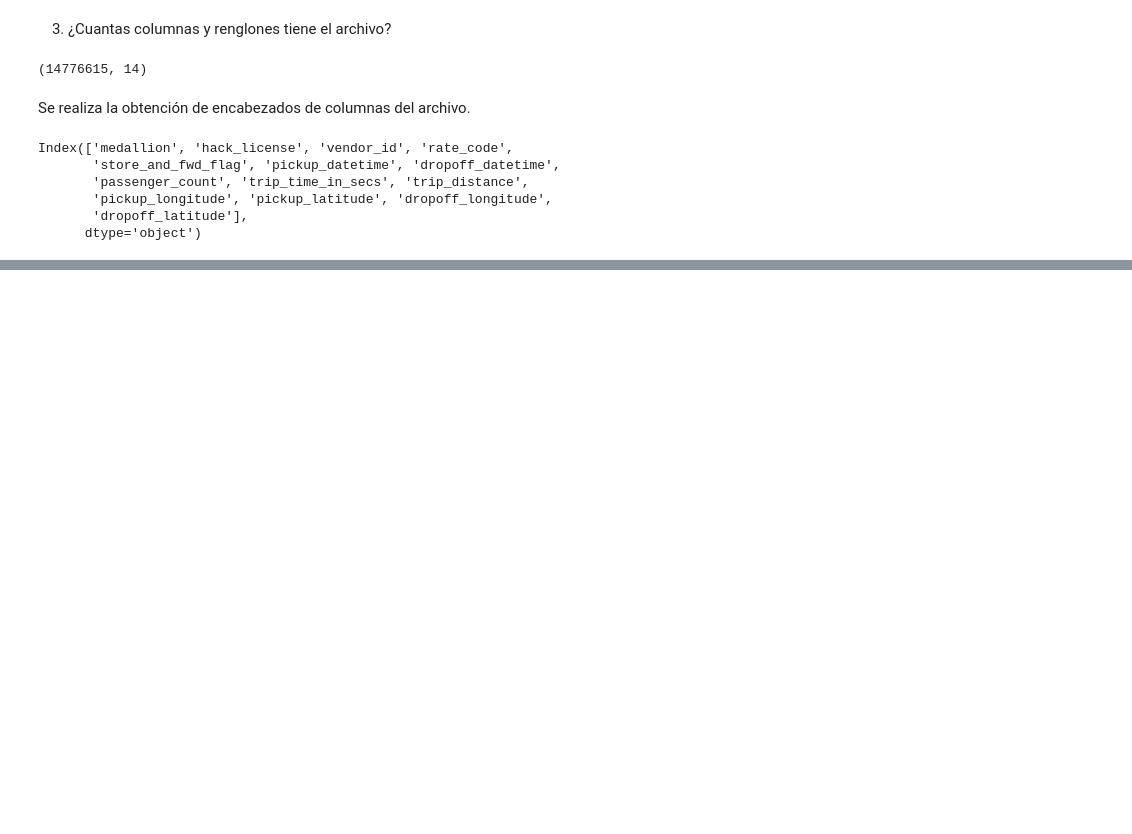
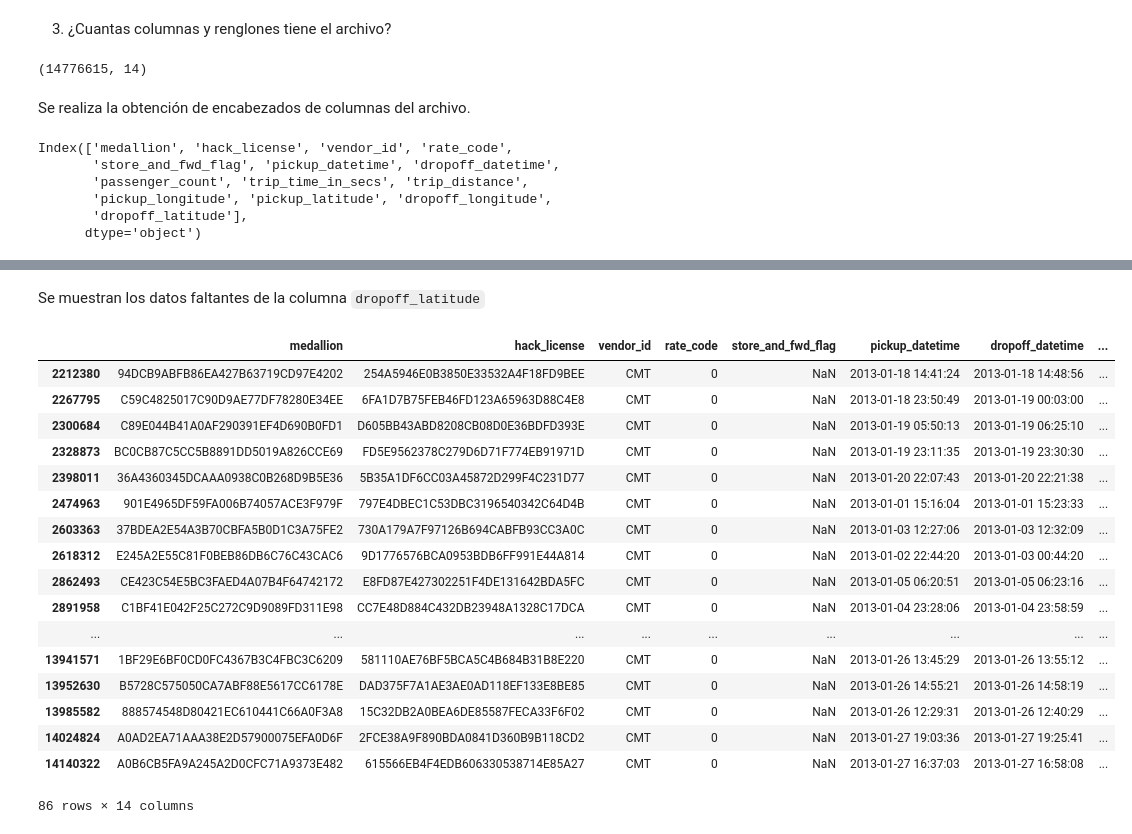
Before and after one commit to htapiagroup/sistemas-distribuidos-evaluacion-intersemestral-CinthiaLuna, a Jupyter notebook: MCA_SistDist2_Ex1.ipynb, the cells around one changed output, grey strips where cells are left out. Drawn from its saved outputs; the diff is of its cells as text; code cells hidden in the pictures; blank space fills up the shorter version.

```diff
--- a/MCA_SistDist2_Ex1.ipynb
+++ b/MCA_SistDist2_Ex1.ipynb
@@ -127,0 +172,24 @@ Index(['medallion', 'hack_license', 'vendor_id', 'rate_code',
+# %% [markdown]
+Se muestran los datos faltantes de la columna `dropoff_latitude`
+# %%
+latitudes_faltantes = df ['dropoff_latitude'].isnull()
+df[latitudes_faltantes]
+# %% [output]
+|  | medallion | hack_license | vendor_id | rate_code | store_and_fwd_flag | pickup_datetime | dropoff_datetime | ... |
+| 2212380 | 94DCB9ABFB86EA427B63719CD97E4202 | 254A5946E0B3850E33532A4F18FD9BEE | CMT | 0 | NaN | 2013-01-18 14:41:24 | 2013-01-18 14:48:56 | ... |
+| 2267795 | C59C4825017C90D9AE77DF78280E34EE | 6FA1D7B75FEB46FD123A65963D88C4E8 | CMT | 0 | NaN | 2013-01-18 23:50:49 | 2013-01-19 00:03:00 | ... |
+| 2300684 | C89E044B41A0AF290391EF4D690B0FD1 | D605BB43ABD8208CB08D0E36BDFD393E | CMT | 0 | NaN | 2013-01-19 05:50:13 | 2013-01-19 06:25:10 | ... |
+| 2328873 | BC0CB87C5CC5B8891DD5019A826CCE69 | FD5E9562378C279D6D71F774EB91971D | CMT | 0 | NaN | 2013-01-19 23:11:35 | 2013-01-19 23:30:30 | ... |
+| 2398011 | 36A4360345DCAAA0938C0B268D9B5E36 | 5B35A1DF6CC03A45872D299F4C231D77 | CMT | 0 | NaN | 2013-01-20 22:07:43 | 2013-01-20 22:21:38 | ... |
+| 2474963 | 901E4965DF59FA006B74057ACE3F979F | 797E4DBEC1C53DBC3196540342C64D4B | CMT | 0 | NaN | 2013-01-01 15:16:04 | 2013-01-01 15:23:33 | ... |
+| 2603363 | 37BDEA2E54A3B70CBFA5B0D1C3A75FE2 | 730A179A7F97126B694CABFB93CC3A0C | CMT | 0 | NaN | 2013-01-03 12:27:06 | 2013-01-03 12:32:09 | ... |
+| 2618312 | E245A2E55C81F0BEB86DB6C76C43CAC6 | 9D1776576BCA0953BDB6FF991E44A814 | CMT | 0 | NaN | 2013-01-02 22:44:20 | 2013-01-03 00:44:20 | ... |
+| 2862493 | CE423C54E5BC3FAED4A07B4F64742172 | E8FD87E427302251F4DE131642BDA5FC | CMT | 0 | NaN | 2013-01-05 06:20:51 | 2013-01-05 06:23:16 | ... |
+| 2891958 | C1BF41E042F25C272C9D9089FD311E98 | CC7E48D884C432DB23948A1328C17DCA | CMT | 0 | NaN | 2013-01-04 23:28:06 | 2013-01-04 23:58:59 | ... |
+| ... | ... | ... | ... | ... | ... | ... | ... | ... |
+| 13941571 | 1BF29E6BF0CD0FC4367B3C4FBC3C6209 | 581110AE76BF5BCA5C4B684B31B8E220 | CMT | 0 | NaN | 2013-01-26 13:45:29 | 2013-01-26 13:55:12 | ... |
+| 13952630 | B5728C575050CA7ABF88E5617CC6178E | DAD375F7A1AE3AE0AD118EF133E8BE85 | CMT | 0 | NaN | 2013-01-26 14:55:21 | 2013-01-26 14:58:19 | ... |
+| 13985582 | 888574548D80421EC610441C66A0F3A8 | 15C32DB2A0BEA6DE85587FECA33F6F02 | CMT | 0 | NaN | 2013-01-26 12:29:31 | 2013-01-26 12:40:29 | ... |
+| 14024824 | A0AD2EA71AAA38E2D57900075EFA0D6F | 2FCE38A9F890BDA0841D360B9B118CD2 | CMT | 0 | NaN | 2013-01-27 19:03:36 | 2013-01-27 19:25:41 | ... |
+| 14140322 | A0B6CB5FA9A245A2D0CFC71A9373E482 | 615566EB4F4EDB606330538714E85A27 | CMT | 0 | NaN | 2013-01-27 16:37:03 | 2013-01-27 16:58:08 | ... |
+86 rows × 14 columns
```
Also changed, not shown: parts of 15 cells of this notebook.
